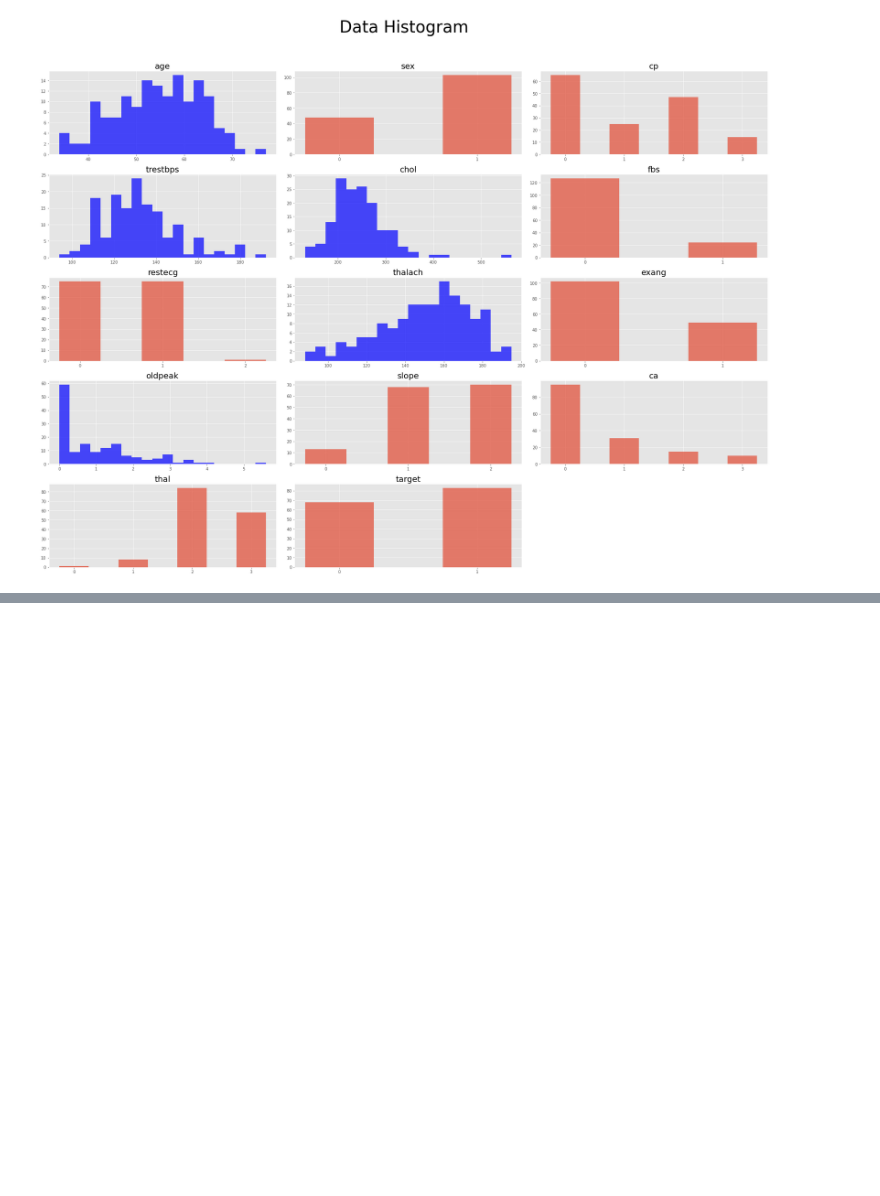
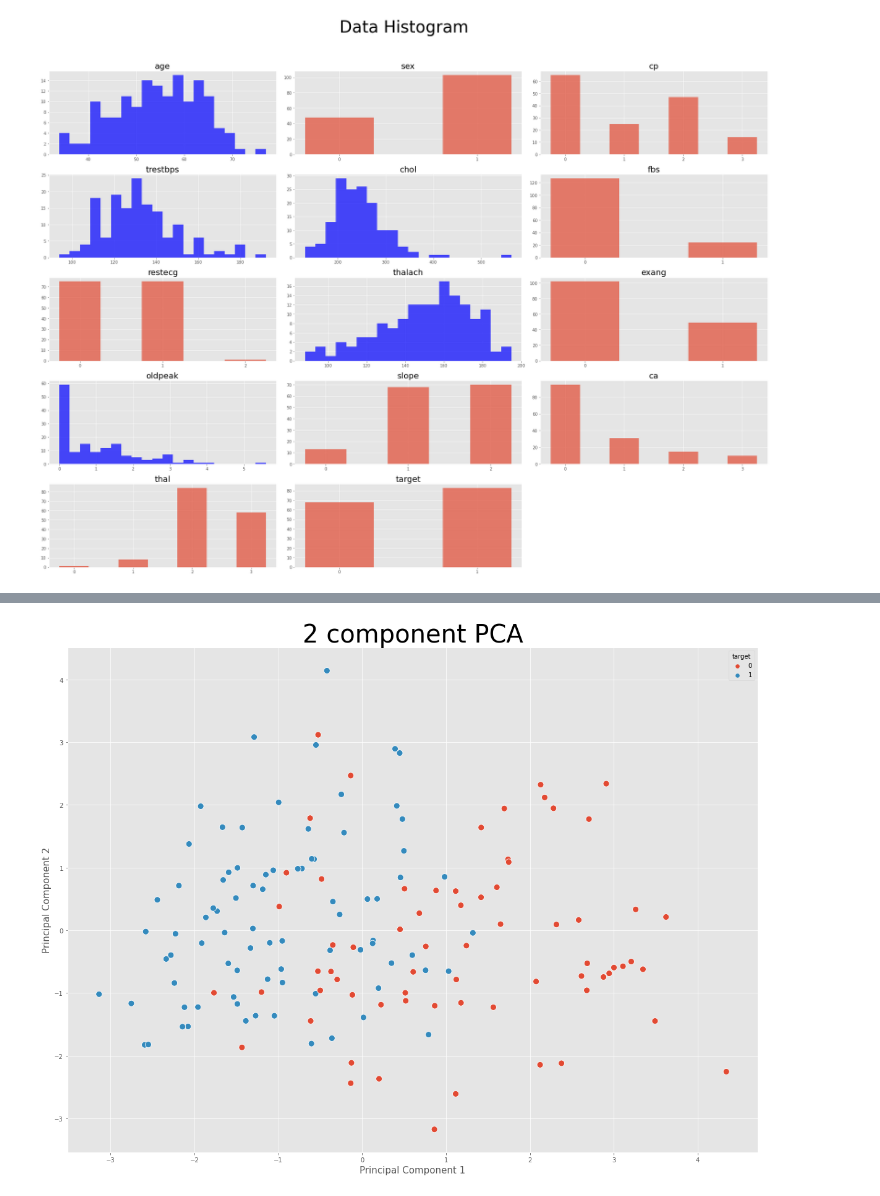
Before and after one commit to Owening2/Heart_Disease, a Jupyter notebook: EDA.ipynb, the cells around one changed output, grey strips where cells are left out. Cells and saved outputs as stored; diff of their text form; code cells hidden in the pictures; blank space fills up the shorter version.

```diff
--- a/EDA.ipynb
+++ b/EDA.ipynb
@@ -76,0 +99,27 @@ plt.show()
+# %%
+from sklearn.preprocessing import StandardScaler
+
+# 먼저 PCA를 위해 데이터를 표준화 해줍니다.
+data = train.drop(['id', 'target'], axis = 1).values
+target = train['target'].values
+
+scaled_data = StandardScaler().fit_transform(data)
+# %%
+from sklearn.decomposition import PCA
+
+# 2D에 시각화하기 위해 주성분을 2개로 선택.
+pca = PCA(n_components=2)
+pca_data = pca.fit_transform(scaled_data)
+principalDf = pd.DataFrame(data = pca_data, columns = ['principal component 1', 'principal component 2'])
+principalDf['target'] = target
+# %%
+plt.figure(figsize = (20, 15))
+
+plt.xlabel('Principal Component 1', fontsize = 15)
+plt.ylabel('Principal Component 2', fontsize = 15)
+plt.title('2 component PCA', fontsize =40)
+
+sns.scatterplot(x = 'principal component 1', y= 'principal component 2', data = principalDf, hue = 'target', s = 100)
+plt.show()
+# %% [output]
+[figure, added]
```
Also changed, not shown: parts of 2 cells of this notebook.
